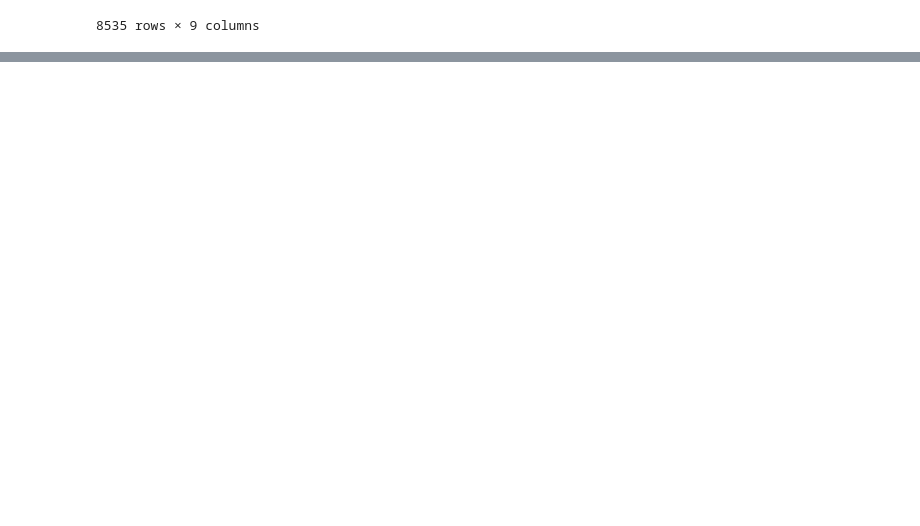
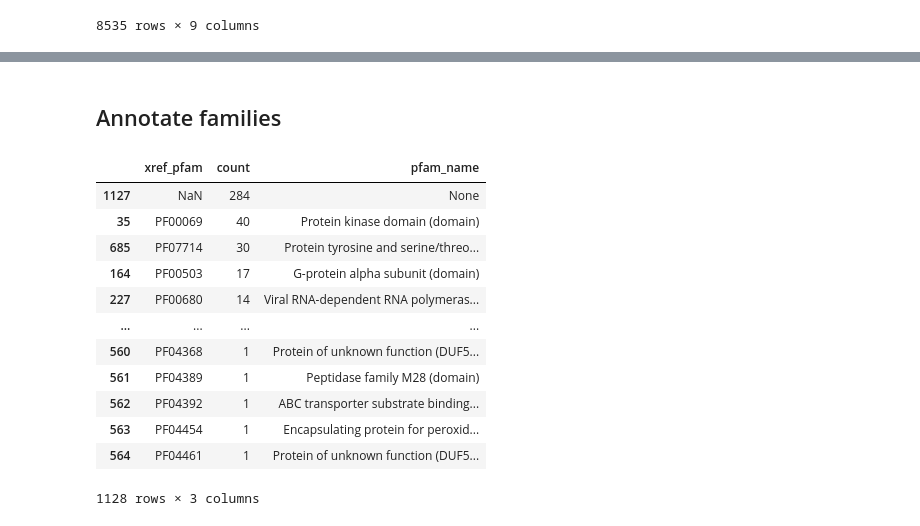
Before and after one commit to ML-Bioinfo-CEITEC/CAoPSPT, a Jupyter notebook: evaluation_families/annotations.ipynb, the cells around one changed output, grey strips where cells are left out. Saved outputs shown, nothing was run; the diff lists cells and outputs as text; code cells hidden in the pictures; blank space fills up the shorter version.

```diff
--- a/evaluation_families/annotations.ipynb
+++ b/evaluation_families/annotations.ipynb
@@ -251,0 +220,4 @@ interpro_families.to_csv(f"data/interpro_families.csv", sep = ",", index = False
+# %%
+annotations_filtered = pd.merge(chains, chains_filtered, how='inner', on=["pdb_id", "label", "chain_id"])
+chains_annotation_interpro_filtered = pd.merge(chains_annotation_interpro, chains_filtered, how='inner', on=["pdb_id", "label", "chain_id"])
+chains_annotation_pfam_filtered = pd.merge(chains_annotation_pfam, chains_filtered, how='inner', on=["pdb_id", "label", "chain_id"])
@@ -251,0 +228,33 @@ interpro_families.to_csv(f"data/interpro_families.csv", sep = ",", index = False
+# %% [markdown]
+## Annotate families
+# %%
+def annotate_families(database: str, accession: str) -> Optional[str]:
+    response = requests.get(f"https://www.ebi.ac.uk/interpro/api/entry/{database}/{accession}")
+    annotation = None
+
+    if response.status_code == 200:
+        data = response.json()
+        name = data["metadata"]["name"]["name"]
+        type = data["metadata"]["type"]
+        annotation = f"{name} ({type})"
+
+    return annotation
+
+
+pfam_families = chains_annotation_pfam_filtered.groupby(["xref_pfam"], dropna = False).size().reset_index(name='count').sort_values(by='count', ascending=False)
+pfam_families["pfam_name"] = pfam_families.apply(lambda row: annotate_families("pfam", row["xref_pfam"]), axis = 1)
+pfam_families
+# %% [output]
+|  | xref_pfam | count | pfam_name |
+| 1127 | NaN | 284 | None |
+| 35 | PF00069 | 40 | Protein kinase domain (domain) |
+| 685 | PF07714 | 30 | Protein tyrosine and serine/threo... |
+| 164 | PF00503 | 17 | G-protein alpha subunit (domain) |
+| 227 | PF00680 | 14 | Viral RNA-dependent RNA polymeras... |
+| ... | ... | ... | ... |
+| 560 | PF04368 | 1 | Protein of unknown function (DUF5... |
+| 561 | PF04389 | 1 | Peptidase family M28 (domain) |
+| 562 | PF04392 | 1 | ABC transporter substrate binding... |
+| 563 | PF04454 | 1 | Encapsulating protein for peroxid... |
+| 564 | PF04461 | 1 | Protein of unknown function (DUF5... |
+1128 rows × 3 columns
```
Also changed, not shown: parts of 8 cells of this notebook, 21 other files.
